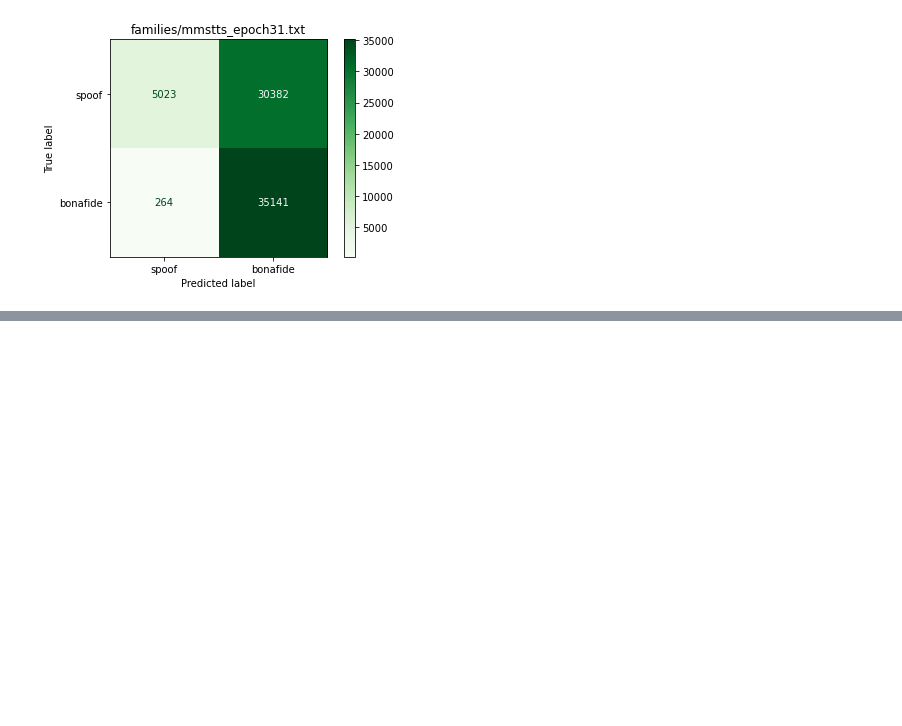
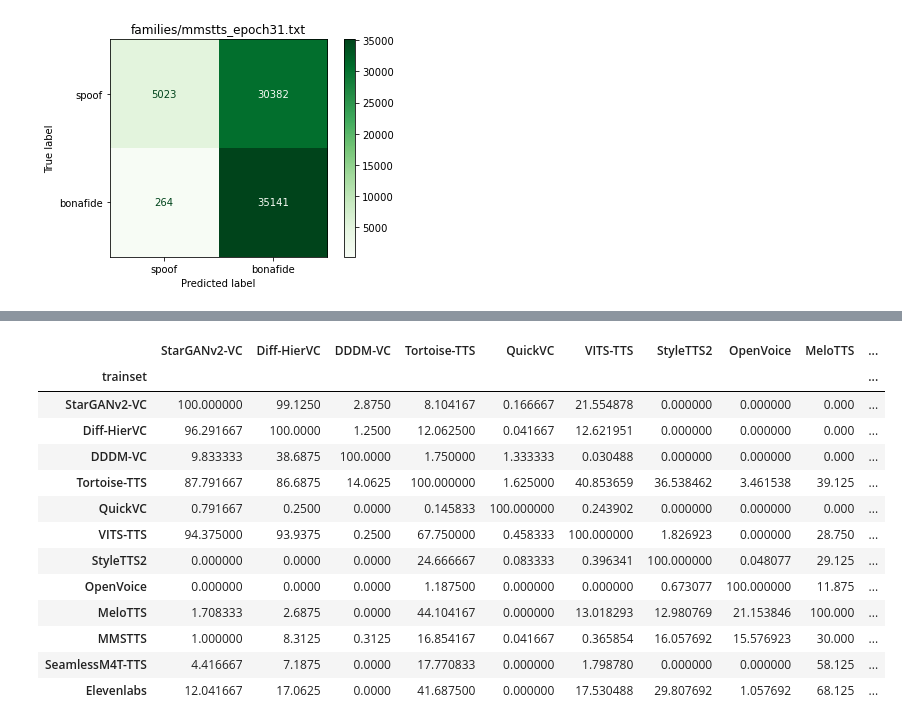
Before and after one commit to josebeo2016/vocodetect, a Jupyter notebook: Supcon-voco/families.ipynb, the cells around one changed output, grey strips where cells are left out. Saved outputs shown, nothing was run; the diff lists cells and outputs as text; code cells hidden in the pictures; blank space fills up the shorter version.

```diff
--- a/Supcon-voco/families.ipynb
+++ b/Supcon-voco/families.ipynb
@@ -515,0 +1102,8 @@ Accuracy: 56.7208%
+# %%
+# set trainset as the index
+final_df.set_index('trainset', inplace=True)
+# sort table by index
+final_df = final_df.sort_index()
+# sort the column
+final_df = final_df.reindex(sorted(final_df.columns), axis=1)
+final_df
@@ -515,0 +1125,28 @@ Accuracy: 56.7208%
+# %%
+# order the columns as: ["StarGANv2-VC", "Diff-HierVC", "DDDM-VC", "Tortoise-TTS", "QuickVC", "VITS-TTS", "StyleTTS2", "OpenVoice" ,"MeloTTS", "MMSTTS", "SeamlessM4T-TTS", "Elevenlabs"]
+# order the rows same as the columns
+final_df = final_df.reindex(columns=["StarGANv2-VC", "Diff-HierVC", "DDDM-VC", "Tortoise-TTS", "QuickVC", "VITS-TTS", "StyleTTS2", "OpenVoice" ,"MeloTTS", "MMSTTS", "SeamlessM4T-TTS", "Elevenlabs"])
+# make the rows as: ["StarGANv2-VC", "Diff-HierVC", "DDDM-VC", "Tortoise-TTS", "QuickVC", "VITS-TTS", "StyleTTS2", "OpenVoice" ,"MeloTTS", "MMSTTS", "SeamlessM4T-TTS", "Elevenlabs"]
+final_df = final_df.reindex(index=["StarGANv2-VC", "Diff-HierVC", "DDDM-VC", "Tortoise-TTS", "QuickVC", "VITS-TTS", "StyleTTS2", "OpenVoice" ,"MeloTTS", "MMSTTS", "SeamlessM4T-TTS", "Elevenlabs"])
+# final_df
+# if the row and column are the same, then the value is 100
+for i in range(final_df.shape[0]):
+    for j in range(final_df.shape[1]):
+        if i == j:
+            final_df.iloc[i,j] = 100.0
+final_df
+# %% [output]
+|  | StarGANv2-VC | Diff-HierVC | DDDM-VC | Tortoise-TTS | QuickVC | VITS-TTS | StyleTTS2 | OpenVoice | MeloTTS | ... |
+| trainset |  |  |  |  |  |  |  |  |  | ... |
+| StarGANv2-VC | 100.000000 | 99.1250 | 2.8750 | 8.104167 | 0.166667 | 21.554878 | 0.000000 | 0.000000 | 0.000 | ... |
+| Diff-HierVC | 96.291667 | 100.0000 | 1.2500 | 12.062500 | 0.041667 | 12.621951 | 0.000000 | 0.000000 | 0.000 | ... |
+| DDDM-VC | 9.833333 | 38.6875 | 100.0000 | 1.750000 | 1.333333 | 0.030488 | 0.000000 | 0.000000 | 0.000 | ... |
+| Tortoise-TTS | 87.791667 | 86.6875 | 14.0625 | 100.000000 | 1.625000 | 40.853659 | 36.538462 | 3.461538 | 39.125 | ... |
+| QuickVC | 0.791667 | 0.2500 | 0.0000 | 0.145833 | 100.000000 | 0.243902 | 0.000000 | 0.000000 | 0.000 | ... |
+| VITS-TTS | 94.375000 | 93.9375 | 0.2500 | 67.750000 | 0.458333 | 100.000000 | 1.826923 | 0.000000 | 28.750 | ... |
+| StyleTTS2 | 0.000000 | 0.0000 | 0.0000 | 24.666667 | 0.083333 | 0.396341 | 100.000000 | 0.048077 | 29.125 | ... |
+| OpenVoice | 0.000000 | 0.0000 | 0.0000 | 1.187500 | 0.000000 | 0.000000 | 0.673077 | 100.000000 | 11.875 | ... |
+| MeloTTS | 1.708333 | 2.6875 | 0.0000 | 44.104167 | 0.000000 | 13.018293 | 12.980769 | 21.153846 | 100.000 | ... |
+| MMSTTS | 1.000000 | 8.3125 | 0.3125 | 16.854167 | 0.041667 | 0.365854 | 16.057692 | 15.576923 | 30.000 | ... |
+| SeamlessM4T-TTS | 4.416667 | 7.1875 | 0.0000 | 17.770833 | 0.000000 | 1.798780 | 0.000000 | 0.000000 | 58.125 | ... |
+| Elevenlabs | 12.041667 | 17.0625 | 0.0000 | 41.687500 | 0.000000 | 17.530488 | 29.807692 | 1.057692 | 68.125 | ... |
```
Also changed, not shown: parts of 31 cells of this notebook.
